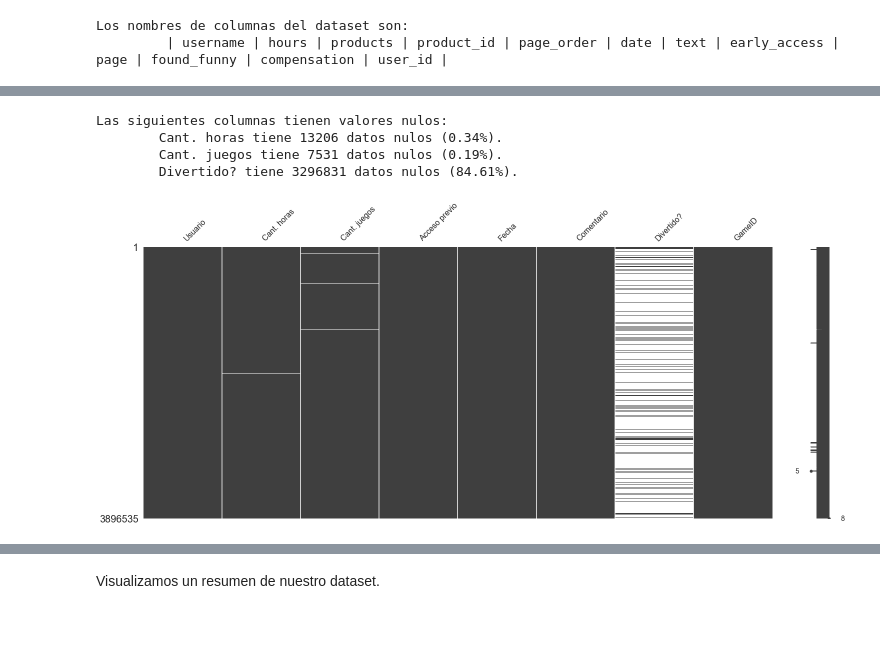
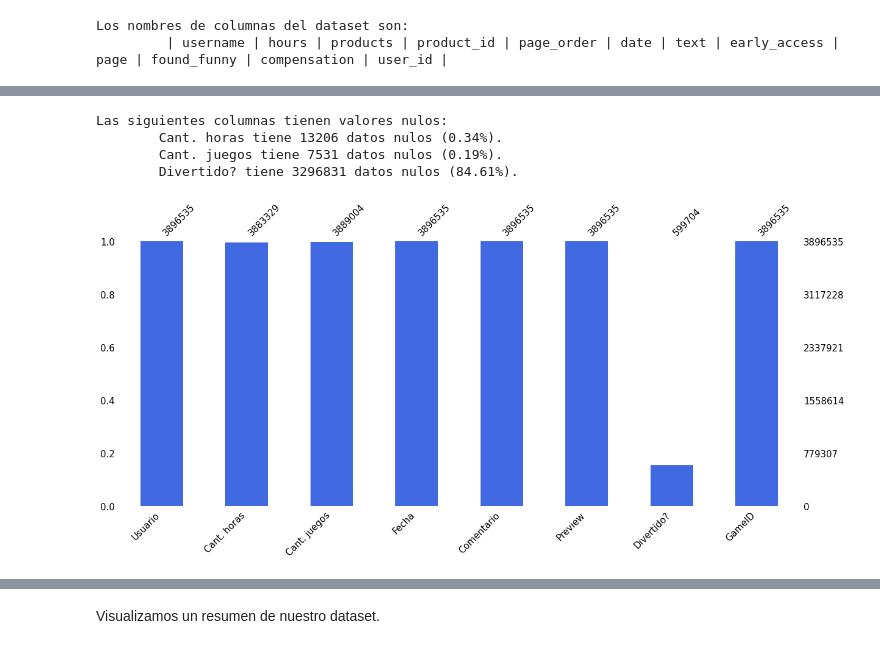
Before and after one commit to aaerror/Steam, a Jupyter notebook: Proyecto 03.ipynb, the cells around one changed output, grey strips where cells are left out. Saved outputs shown, nothing was run; the diff lists cells and outputs as text; code cells hidden in the pictures.

```diff
--- a/Proyecto 03.ipynb
+++ b/Proyecto 03.ipynb
@@ -12,8 +12,10 @@ Importamos las distintas librerías que se van a utilizar y los dos datasets.
 ---
 Imports
 # %%
+import datetime
 import gzip
 import itertools
+import matplotlib.patches as mpatches
 import matplotlib.pyplot as plt
 import missingno as msno
 import numpy as np
@@ -24,15 +26,15 @@ import seaborn as sns
 from implicit import evaluation
 from implicit.als import AlternatingLeastSquares
 
+from jupyterthemes import jtplot
+
 from scipy import sparse
 from scipy import stats
 from sklearn.metrics.pairwise import cosine_similarity
 from sklearn.preprocessing import RobustScaler
 from sklearn.utils.random import sample_without_replacement
 
-plt.style.use('ggplot')
-sns.set()
-sns.set_style("whitegrid")
+#jtplot.style(theme='gruvboxd')
 # %% [markdown]
 ---
 Función *parse*
@@ -64,7 +66,7 @@ reviews_dir = '..\Proyecto III\steam_reviews.json.gz'
 for l in parse(reviews_dir):
     if contador%n == 0:
         data_reviews.append(l)
-    else:
-        pass
+    #else:
+        #pass
     contador += 1
 # %% [markdown]
@@ -117,12 +130,12 @@ print(column)
 Los nombres de columnas del dataset son:
          | username | hours | products | product_id | page_order | date | text | early_access | page | found_funny | compensation | user_id |
 # %%
-reviews.drop(columns=['page_order', 'page', 'compensation', 'user_id'], inplace=True)
-mapper = { 'username': 'Usuario', 'hours': 'Cant. horas', 'products' : 'Cant. juegos', 'found_funny': 'Divertido?',
-           'early_access': 'Acceso previo', 'date': 'Fecha', 'text': 'Comentario',
+reviews.drop(columns=['compensation', 'page_order', 'page', 'user_id'], inplace=True)
+mapper = { 'username': 'Usuario', 'hours': 'Cant. horas', 'products' : 'Cant. juegos',
+           'found_funny': 'Divertido?', 'date': 'Fecha', 'text': 'Comentario', 'early_access': 'Preview',
            'product_id': 'GameID' }
 reviews.rename(columns=mapper, inplace=True)
-reviews = reviews.reindex(columns=['Usuario', 'Cant. horas', 'Cant. juegos', 'Acceso previo', 'Fecha', 'Comentario',
+reviews = reviews.reindex(columns=['Usuario', 'Cant. horas', 'Cant. juegos', 'Fecha', 'Comentario', 'Preview',
                                    'Divertido?', 'GameID'])
 reviews.head()
 # %% [output]
@@ -137,7 +149,0 @@ Nuestro dataset es más claro y legible al momento de visualizar los registros.
-# %%
-reviews['Acceso previo'] = reviews['Acceso previo'].astype('category')
-reviews['Comentario'] = reviews['Comentario'].astype('string')
-reviews['Fecha'] = pd.to_datetime(reviews['Fecha'])
-reviews['GameID'] = reviews['GameID'].astype('int32')
-reviews['Usuario'] = reviews['Usuario'].astype('string')
-reviews.info()
@@ -160,20 +150,20 @@ memory usage: 196.9 MB
 # %%
 column = ''
 for i in reviews.columns:
     if reviews[i].isna().sum() > 0:
         #isna_count = properati[i].isna().sum()
         cantidad = reviews[i].isna().sum()
         total = len(reviews)
         porcentaje = round(100*cantidad/total, 2)
         column += f'\t{ i } tiene { reviews[i].isna().sum() } datos nulos ({ porcentaje }%).\n'
 print('Las siguientes columnas tienen valores nulos:')
 print(column)
 
-msno.matrix(reviews)
+msno.bar(reviews, figsize=(20,8), fontsize=15, color='Royalblue')
 plt.show()
 # %% [output]
 Las siguientes columnas tienen valores nulos:
         Cant. horas tiene 13206 datos nulos (0.34%).
         Cant. juegos tiene 7531 datos nulos (0.19%).
         Divertido? tiene 3296831 datos nulos (84.61%).
-[figure, old version]
+[figure, new version]
```
Also changed, not shown: parts of 173 cells of this notebook.
